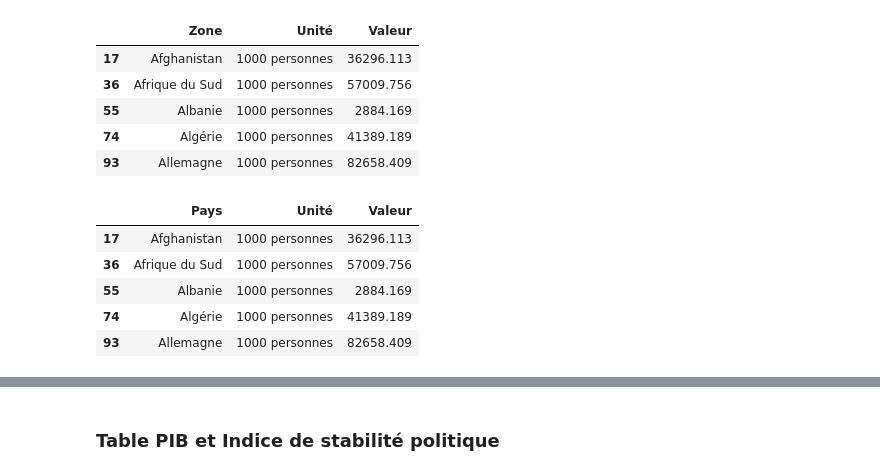
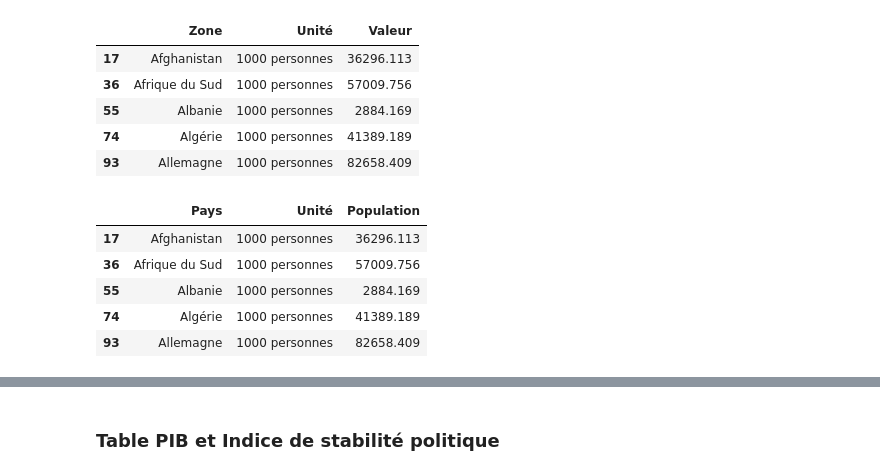
Before and after one commit to Randasabag/Etude-de-march-de-la-poule-qui-chante-avec-Python, a Jupyter notebook: projet9.ipynb, the cells around one changed output, grey strips where cells are left out. Drawn from its saved outputs; the diff is of its cells as text; code cells hidden in the pictures.

```diff
--- a/projet9.ipynb
+++ b/projet9.ipynb
@@ -154,10 +149,10 @@ df_pop2017.head()
 | 93 | Allemagne | 1000 personnes | 82658.409 |
 # %%
 #renomme la colonne zone par pays
-df_pop2017=df_pop2017.rename(columns={'Zone':'Pays'})
+df_pop2017=df_pop2017.rename(columns={'Zone':'Pays', 'Valeur':'Population'})
 df_pop2017.head()
 # %% [output]
-|  | Pays | Unité | Valeur |
+|  | Pays | Unité | Population |
 | 17 | Afghanistan | 1000 personnes | 36296.113 |
 | 36 | Afrique du Sud | 1000 personnes | 57009.756 |
 | 55 | Albanie | 1000 personnes | 2884.169 |
```
Also changed, not shown: parts of 35 cells of this notebook.
